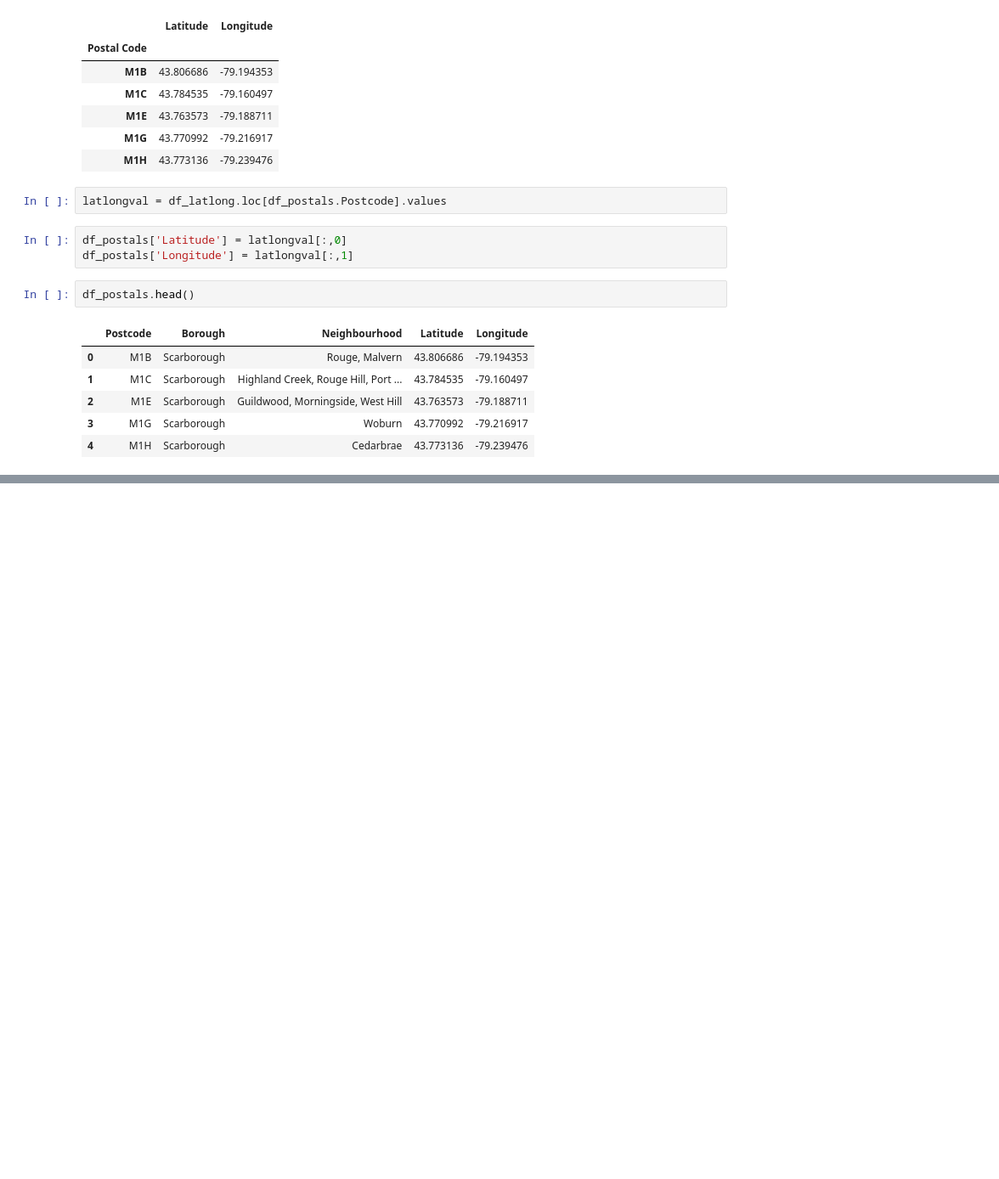
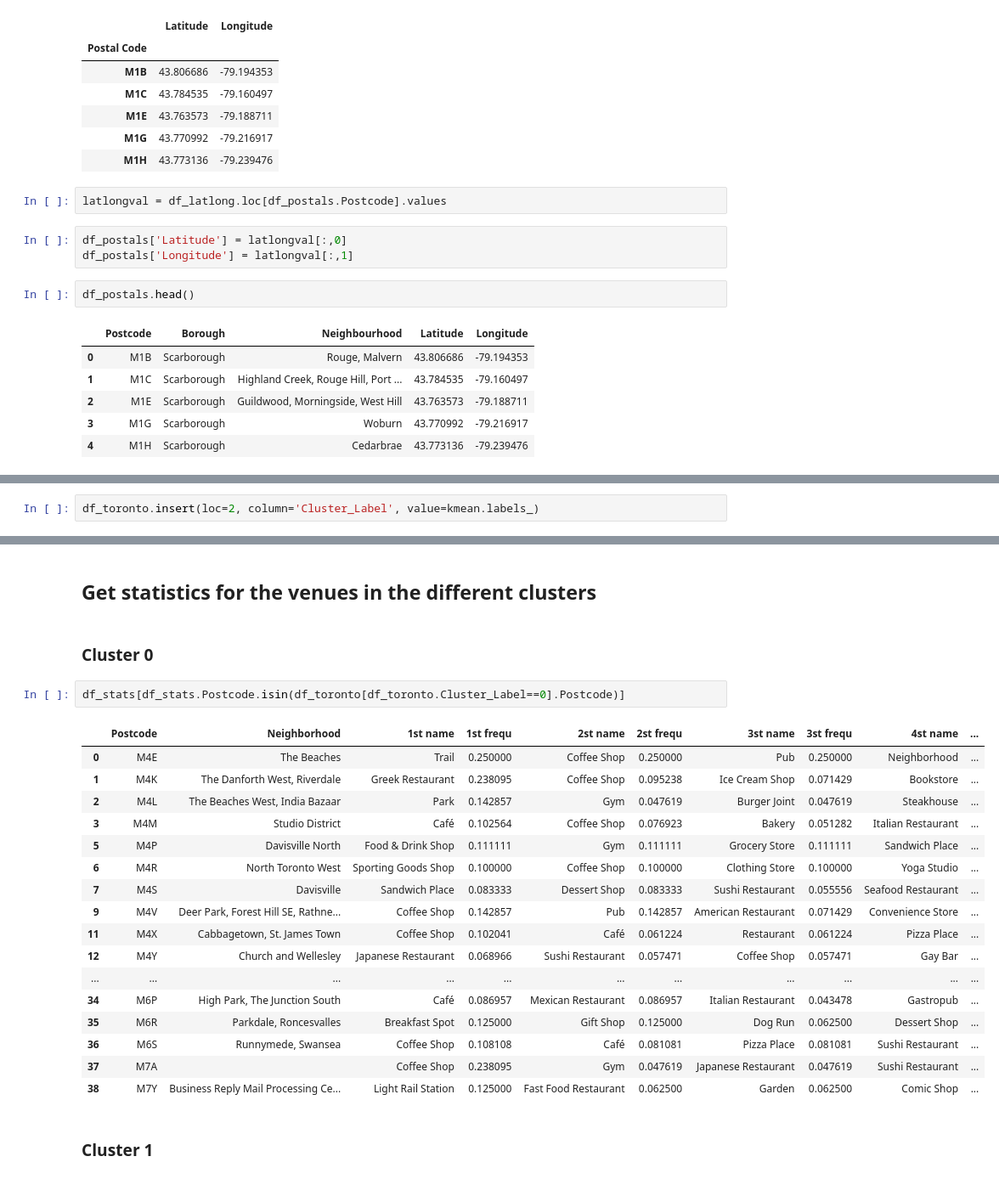
Before and after one commit to julfes/IBM-Data-Science-Capstone, a Jupyter notebook: Capstone_2.ipynb, the cells around one changed output, grey strips where cells are left out. Shown at 85% size. Saved outputs shown, nothing was run; the diff lists cells and outputs as text; blank space fills up the shorter version.

```diff
--- a/Capstone_2.ipynb
+++ b/Capstone_2.ipynb
@@ -146,0 +377,2 @@ df_postals.head()
+# %%
+df_toronto.insert(loc=2, column='Cluster_Label', value=kmean.labels_)
@@ -146,0 +415,26 @@ df_postals.head()
+# %% [markdown]
+## Get statistics for the venues in the different clusters
+# %% [markdown]
+### Cluster 0
+# %%
+df_stats[df_stats.Postcode.isin(df_toronto[df_toronto.Cluster_Label==0].Postcode)]
+# %% [output]
+|  | Postcode | Neighborhood | 1st name | 1st frequ | 2st name | 2st frequ | 3st name | 3st frequ | 4st name | ... |
+| 0 | M4E | The Beaches | Trail | 0.250000 | Coffee Shop | 0.250000 | Pub | 0.250000 | Neighborhood | ... |
+| 1 | M4K | The Danforth West, Riverdale | Greek Restaurant | 0.238095 | Coffee Shop | 0.095238 | Ice Cream Shop | 0.071429 | Bookstore | ... |
+| 2 | M4L | The Beaches West, India Bazaar | Park | 0.142857 | Gym | 0.047619 | Burger Joint | 0.047619 | Steakhouse | ... |
+| 3 | M4M | Studio District | Café | 0.102564 | Coffee Shop | 0.076923 | Bakery | 0.051282 | Italian Restaurant | ... |
+| 5 | M4P | Davisville North | Food & Drink Shop | 0.111111 | Gym | 0.111111 | Grocery Store | 0.111111 | Sandwich Place | ... |
+| 6 | M4R | North Toronto West | Sporting Goods Shop | 0.100000 | Coffee Shop | 0.100000 | Clothing Store | 0.100000 | Yoga Studio | ... |
+| 7 | M4S | Davisville | Sandwich Place | 0.083333 | Dessert Shop | 0.083333 | Sushi Restaurant | 0.055556 | Seafood Restaurant | ... |
+| 9 | M4V | Deer Park, Forest Hill SE, Rathne... | Coffee Shop | 0.142857 | Pub | 0.142857 | American Restaurant | 0.071429 | Convenience Store | ... |
+| 11 | M4X | Cabbagetown, St. James Town | Coffee Shop | 0.102041 | Café | 0.061224 | Restaurant | 0.061224 | Pizza Place | ... |
+| 12 | M4Y | Church and Wellesley | Japanese Restaurant | 0.068966 | Sushi Restaurant | 0.057471 | Coffee Shop | 0.057471 | Gay Bar | ... |
+| ... | ... | ... | ... | ... | ... | ... | ... | ... | ... | ... |
+| 34 | M6P | High Park, The Junction South | Café | 0.086957 | Mexican Restaurant | 0.086957 | Italian Restaurant | 0.043478 | Gastropub | ... |
+| 35 | M6R | Parkdale, Roncesvalles | Breakfast Spot | 0.125000 | Gift Shop | 0.125000 | Dog Run | 0.062500 | Dessert Shop | ... |
+| 36 | M6S | Runnymede, Swansea | Coffee Shop | 0.108108 | Café | 0.081081 | Pizza Place | 0.081081 | Sushi Restaurant | ... |
+| 37 | M7A |  | Coffee Shop | 0.238095 | Gym | 0.047619 | Japanese Restaurant | 0.047619 | Sushi Restaurant | ... |
+| 38 | M7Y | Business Reply Mail Processing Ce... | Light Rail Station | 0.125000 | Fast Food Restaurant | 0.062500 | Garden | 0.062500 | Comic Shop | ... |
+# %% [markdown]
+### Cluster 1
```
Also changed, not shown: parts of 49 cells of this notebook.
